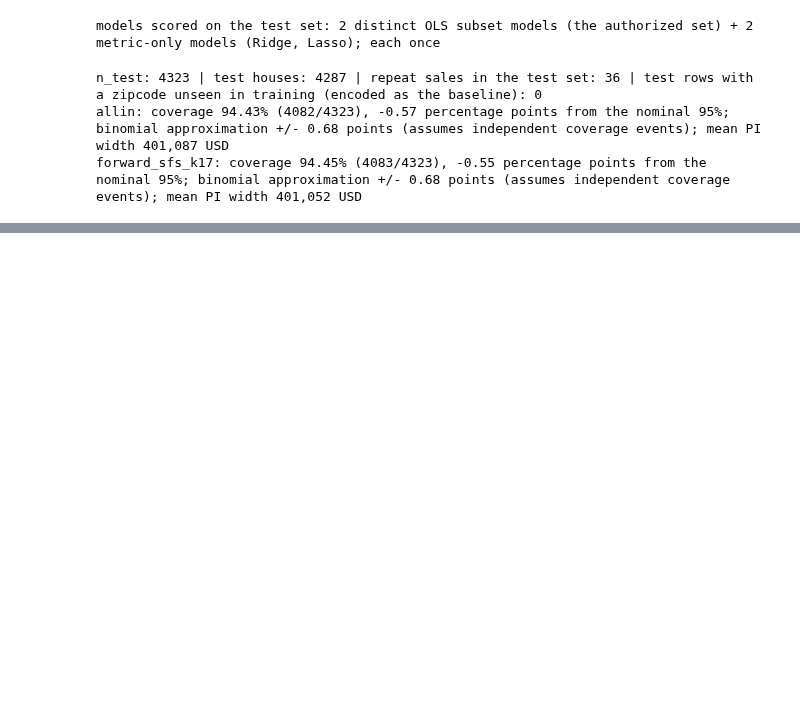
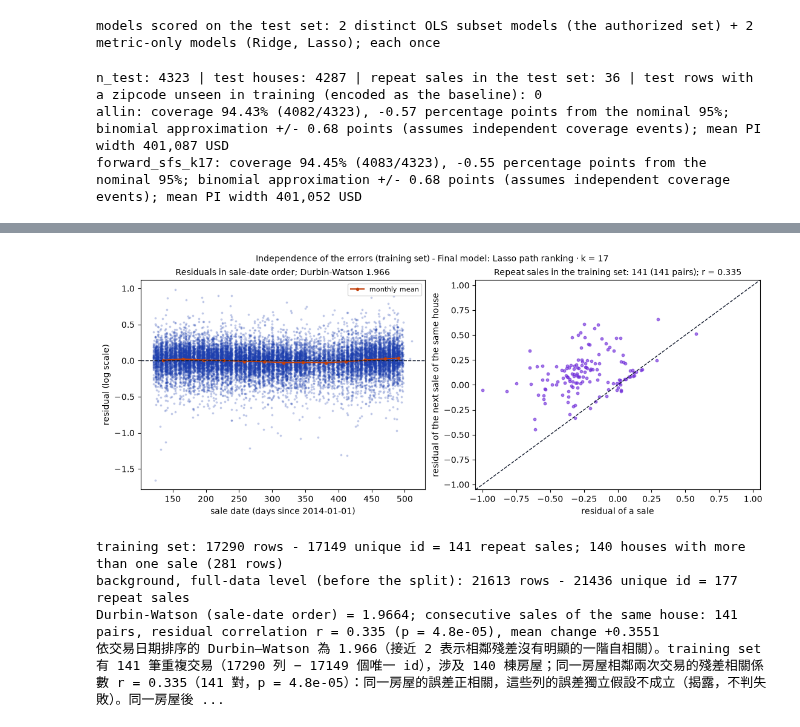
Before and after one commit to yotsubamomo/aiot-classwork, a Jupyter notebook: home_work_02/hw2.ipynb, the cells around one changed output, grey strips where cells are left out. Saved outputs shown, nothing was run; the diff lists cells and outputs as text; code cells hidden in the pictures; blank space fills up the shorter version.

```diff
--- a/home_work_02/hw2.ipynb
+++ b/home_work_02/hw2.ipynb
@@ -717,0 +790,20 @@ forward_sfs_k17: coverage 94.45% (4083/4323), -0.55 percentage points from the n
+# %%
+ind = diag.results["independence"]
+rs = ind["repeat_sales_training"]
+bg = ind["full_data_repeat_sales_background"]
+display(diag_figs["independence"])
+print(f"training set: {rs['n_rows']} rows - {rs['n_houses']} unique id = {rs['n_repeat_sales']} repeat sales; "
+      f"{rs['n_houses_with_repeat_sales']} houses with more than one sale "
+      f"({rs['n_rows_of_houses_with_repeat_sales']} rows)")
+print(f"background, full-data level (before the split): {bg['n_rows']} rows - {bg['n_unique_ids']} unique id = "
+      f"{bg['n_repeat_sales']} repeat sales")
+print(f"Durbin-Watson (sale-date order) = {ind['durbin_watson_by_date']:.4f}; consecutive sales of the same "
+      f"house: {ind['repeat_sale_pairs']} pairs, residual correlation r = {ind['pair_resid_corr']:.3f} "
+      f"(p {diagnostics.fmt_p(ind['pair_resid_corr_p_value'])}), mean change {ind['pair_resid_mean_change']:+.4f}")
+print(ind["reading"])
+# %% [output]
+[figure, added]
+training set: 17290 rows - 17149 unique id = 141 repeat sales; 140 houses with more than one sale (281 rows)
+background, full-data level (before the split): 21613 rows - 21436 unique id = 177 repeat sales
+Durbin-Watson (sale-date order) = 1.9664; consecutive sales of the same house: 141 pairs, residual correlation r = 0.335 (p = 4.8e-05), mean change +0.3551
+依交易日期排序的 Durbin–Watson 為 1.966（接近 2 表示相鄰殘差沒有明顯的一階自相關）。training set 有 141 筆重複交易（17290 列 − 17149 個唯一 id），涉及 140 棟房屋；同一房屋相鄰兩次交易的殘差相關係數 r = 0.335（141 對，p = 4.8e-05）：同一房屋的誤差正相關，這些列的誤差獨立假設不成立（揭露，不判失敗）。同一房屋後 ...
```
Also changed, not shown: parts of 25 cells of this notebook, 30 other files.
